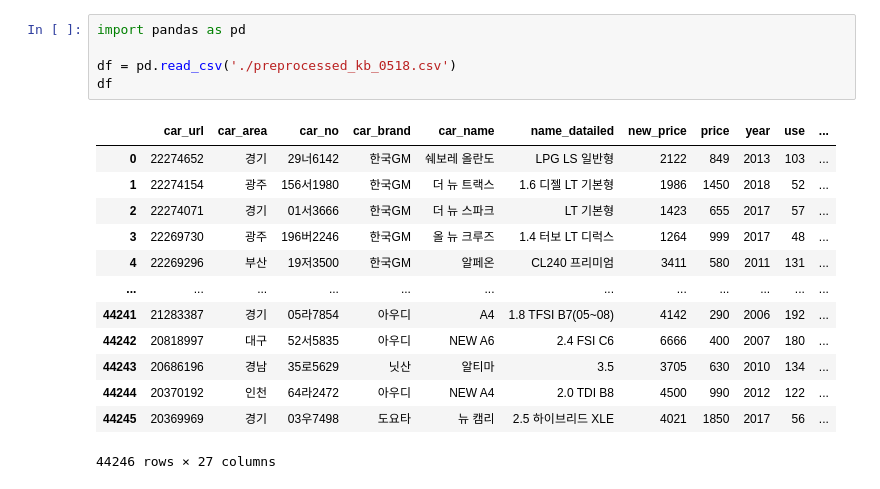
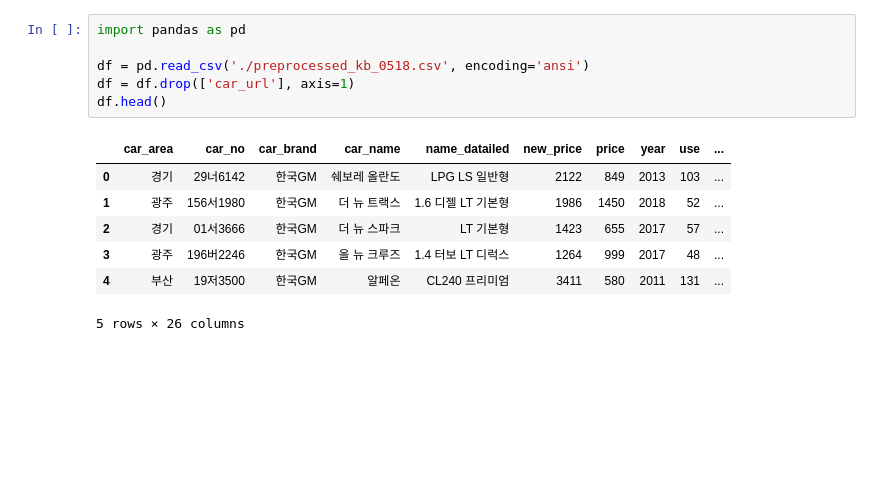
Before and after one commit to ethan528/Python, a Jupyter notebook: 중고차 시세 예측/중고차 가격예측.ipynb, the cells around one changed output. Saved outputs shown, nothing was run; the diff lists cells and outputs as text; blank space fills up the shorter version.

```diff
--- a/중고차 시세 예측/중고차 가격예측.ipynb
+++ b/중고차 시세 예측/중고차 가격예측.ipynb
@@ -1,19 +1,14 @@
 # %%
 import pandas as pd
 
-df = pd.read_csv('./preprocessed_kb_0518.csv')
-df
+df = pd.read_csv('./preprocessed_kb_0518.csv', encoding='ansi')
+df = df.drop(['car_url'], axis=1)
+df.head()
 # %% [output]
-|  | car_url | car_area | car_no | car_brand | car_name | name_datailed | new_price | price | year | use | ... |
-| 0 | 22274652 | 경기 | 29너6142 | 한국GM | 쉐보레 올란도 | LPG LS 일반형 | 2122 | 849 | 2013 | 103 | ... |
-| 1 | 22274154 | 광주 | 156서1980 | 한국GM | 더 뉴 트랙스 | 1.6 디젤 LT 기본형 | 1986 | 1450 | 2018 | 52 | ... |
-| 2 | 22274071 | 경기 | 01서3666 | 한국GM | 더 뉴 스파크 | LT 기본형 | 1423 | 655 | 2017 | 57 | ... |
-| 3 | 22269730 | 광주 | 196버2246 | 한국GM | 올 뉴 크루즈 | 1.4 터보 LT 디럭스 | 1264 | 999 | 2017 | 48 | ... |
-| 4 | 22269296 | 부산 | 19저3500 | 한국GM | 알페온 | CL240 프리미엄 | 3411 | 580 | 2011 | 131 | ... |
-| ... | ... | ... | ... | ... | ... | ... | ... | ... | ... | ... | ... |
-| 44241 | 21283387 | 경기 | 05라7854 | 아우디 | A4 | 1.8 TFSI B7(05~08) | 4142 | 290 | 2006 | 192 | ... |
-| 44242 | 20818997 | 대구 | 52서5835 | 아우디 | NEW A6 | 2.4 FSI C6 | 6666 | 400 | 2007 | 180 | ... |
-| 44243 | 20686196 | 경남 | 35로5629 | 닛산 | 알티마 | 3.5 | 3705 | 630 | 2010 | 134 | ... |
-| 44244 | 20370192 | 인천 | 64라2472 | 아우디 | NEW A4 | 2.0 TDI B8 | 4500 | 990 | 2012 | 122 | ... |
-| 44245 | 20369969 | 경기 | 03우7498 | 도요타 | 뉴 캠리 | 2.5 하이브리드 XLE | 4021 | 1850 | 2017 | 56 | ... |
+|  | car_area | car_no | car_brand | car_name | name_datailed | new_price | price | year | use | ... |
+| 0 | 경기 | 29너6142 | 한국GM | 쉐보레 올란도 | LPG LS 일반형 | 2122 | 849 | 2013 | 103 | ... |
+| 1 | 광주 | 156서1980 | 한국GM | 더 뉴 트랙스 | 1.6 디젤 LT 기본형 | 1986 | 1450 | 2018 | 52 | ... |
+| 2 | 경기 | 01서3666 | 한국GM | 더 뉴 스파크 | LT 기본형 | 1423 | 655 | 2017 | 57 | ... |
+| 3 | 광주 | 196버2246 | 한국GM | 올 뉴 크루즈 | 1.4 터보 LT 디럭스 | 1264 | 999 | 2017 | 48 | ... |
+| 4 | 부산 | 19저3500 | 한국GM | 알페온 | CL240 프리미엄 | 3411 | 580 | 2011 | 131 | ... |
-44246 rows × 27 columns
+5 rows × 26 columns
```
Also changed, not shown: parts of 8 cells of this notebook, 2 other files.
